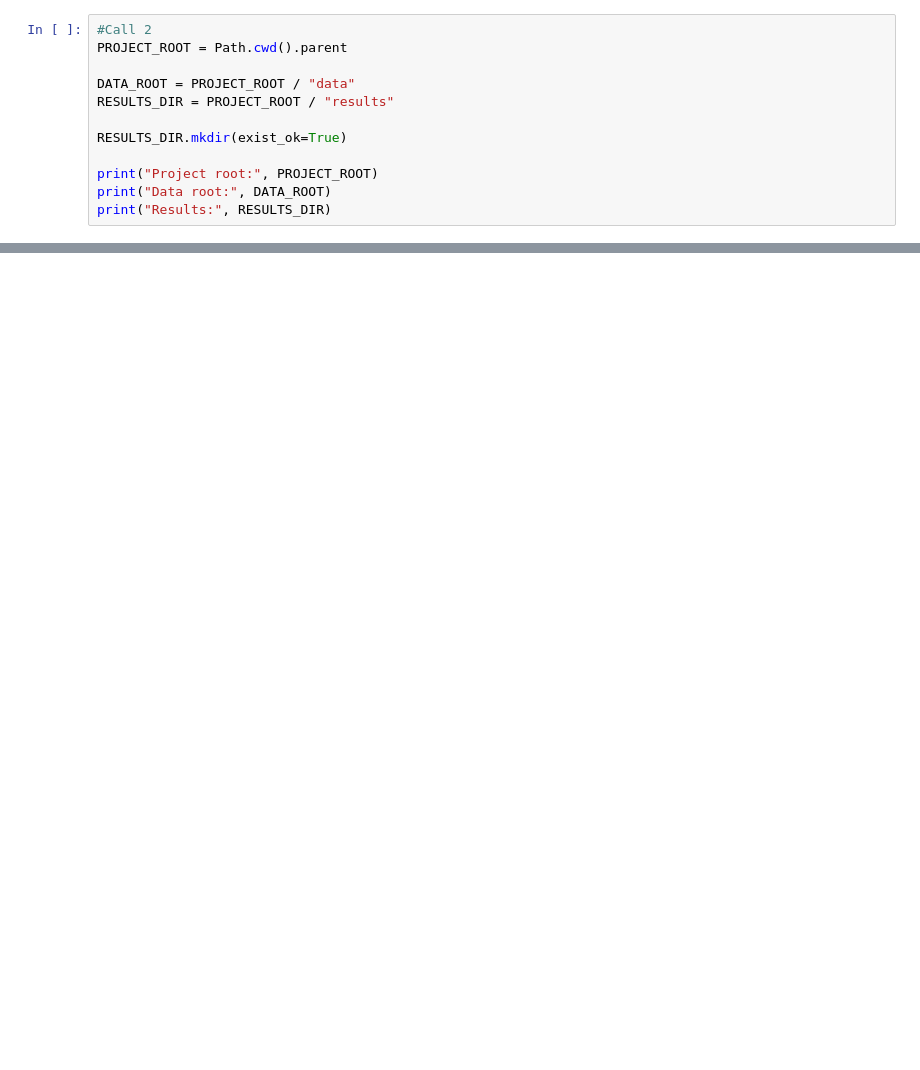
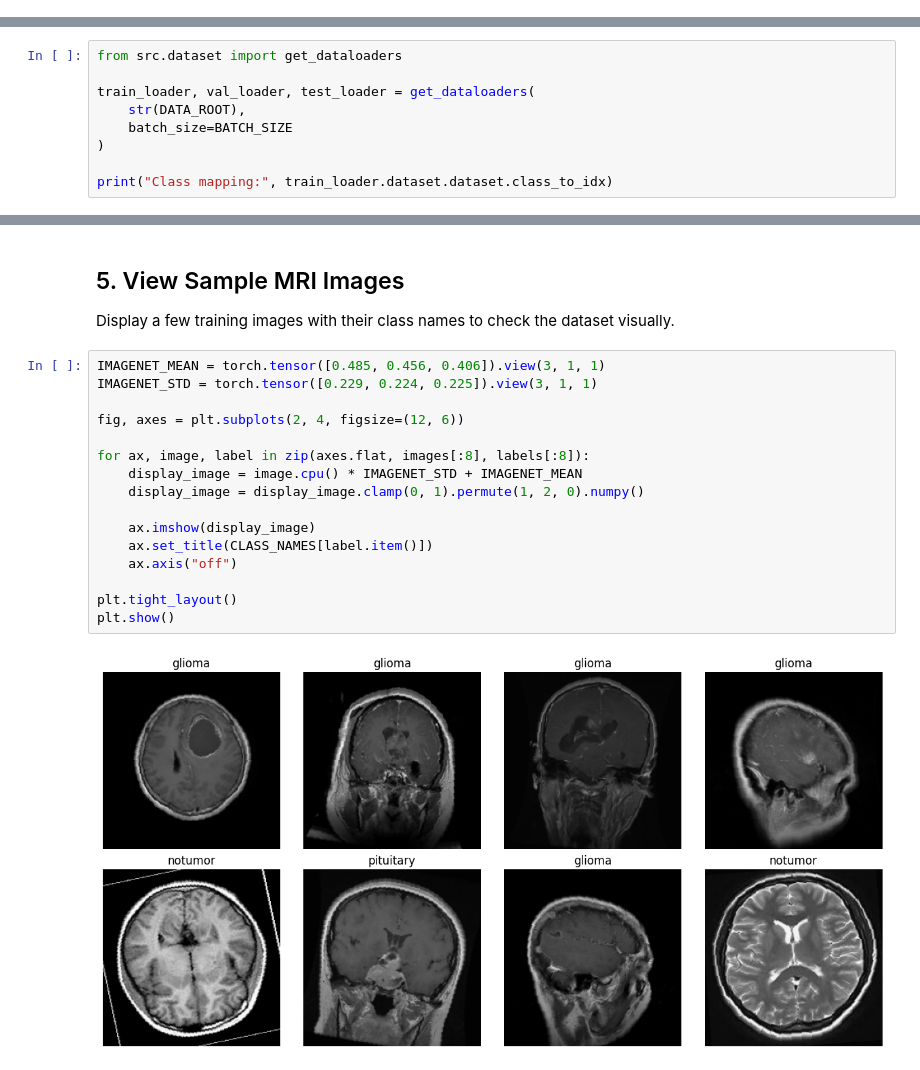
Before and after one commit to Dini-s/brain-tumour-mri-classification, a Jupyter notebook: notebooks/03_VGG16.ipynb, the cells around one changed output, grey strips where cells are left out. Drawn from its saved outputs; the diff is of its cells as text; blank space fills up the shorter version.

Commit message:
Complete VGG16 training, evaluation and results

```diff
--- a/notebooks/03_VGG16.ipynb
+++ b/notebooks/03_VGG16.ipynb
@@ -530,12 +0,0 @@ Device: cpu
-# %%
-#Call 2
-PROJECT_ROOT = Path.cwd().parent
-
-DATA_ROOT = PROJECT_ROOT / "data"
-RESULTS_DIR = PROJECT_ROOT / "results"
-
-RESULTS_DIR.mkdir(exist_ok=True)
-
-print("Project root:", PROJECT_ROOT)
-print("Data root:", DATA_ROOT)
-print("Results:", RESULTS_DIR)
@@ -579,0 +303,9 @@ First labels: tensor([0, 0, 3, 3, 3, 3, 3, 3, 0, 2])
+# %%
+from src.dataset import get_dataloaders
+
+train_loader, val_loader, test_loader = get_dataloaders(
+    str(DATA_ROOT),
+    batch_size=BATCH_SIZE
+)
+
+print("Class mapping:", train_loader.dataset.dataset.class_to_idx)
@@ -579,0 +336,22 @@ First labels: tensor([0, 0, 3, 3, 3, 3, 3, 3, 0, 2])
+# %% [markdown]
+## 5. View Sample MRI Images
+
+Display a few training images with their class names to check the dataset visually.
+# %%
+IMAGENET_MEAN = torch.tensor([0.485, 0.456, 0.406]).view(3, 1, 1)
+IMAGENET_STD = torch.tensor([0.229, 0.224, 0.225]).view(3, 1, 1)
+
+fig, axes = plt.subplots(2, 4, figsize=(12, 6))
+
+for ax, image, label in zip(axes.flat, images[:8], labels[:8]):
+    display_image = image.cpu() * IMAGENET_STD + IMAGENET_MEAN
+    display_image = display_image.clamp(0, 1).permute(1, 2, 0).numpy()
+
+    ax.imshow(display_image)
+    ax.set_title(CLASS_NAMES[label.item()])
+    ax.axis("off")
+
+plt.tight_layout()
+plt.show()
+# %% [output]
+[figure, added]
```
Also changed, not shown: parts of 124 cells of this notebook, 9 other files.
